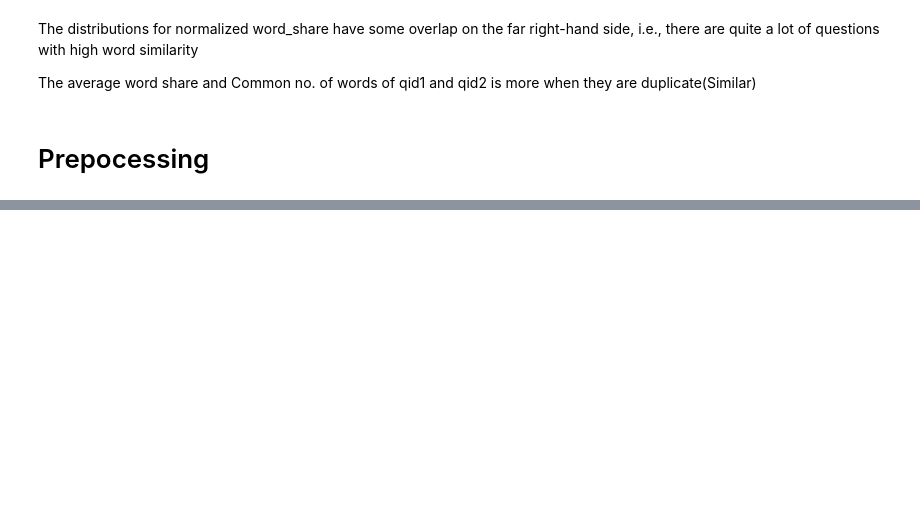
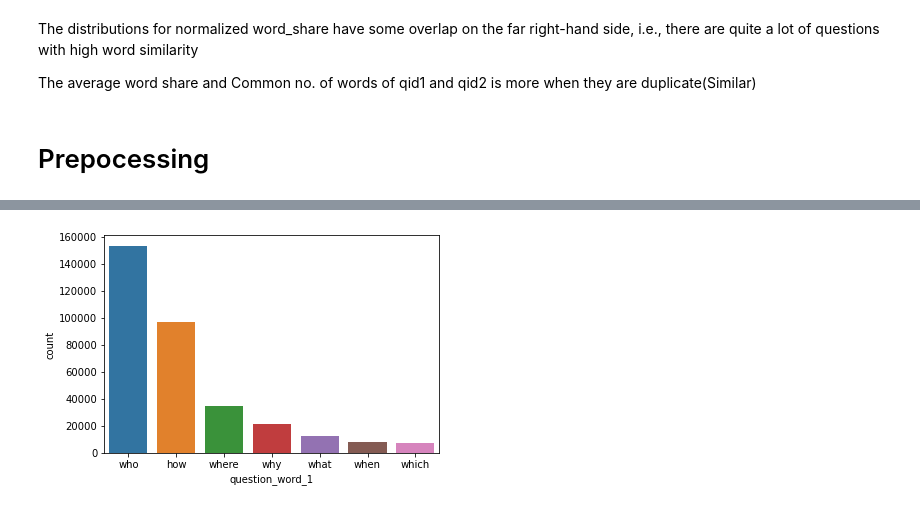
Before and after one commit to malazbw/Kaggle-Notebooks, a Jupyter notebook: Quora Question Pairs/EDA.ipynb, the cells around one changed output, grey strips where cells are left out. Drawn from its saved outputs; the diff is of its cells as text; code cells hidden in the pictures; blank space fills up the shorter version.

```diff
--- a/Quora Question Pairs/EDA.ipynb
+++ b/Quora Question Pairs/EDA.ipynb
@@ -327,3 +329,11 @@ train_df = extract_features(train_df)
+# %%
+for word in ['who', 'how', 'where', 'why', 'what', 'when', 'which']:
+    train_df['have'+word+"_1"] = False
+    train_df['have'+word+"_2"] = False
+    train_df.loc[train_df.question1_clean.str.contains(r"\b"+word+"\\b", regex=True), ['have'+word+"_1"]] = True
+    train_df.loc[train_df.question2_clean.str.contains(r"\b"+word+"\\b", regex=True), ['have'+word+"_2"]] = True
+    train_df.loc[train_df.question1_clean.str.contains(r"\b"+word+"\\b", regex=True), ["question_word"+"_1"]] = word
+    train_df.loc[train_df.question2_clean.str.contains(r"\b"+word+"\\b", regex=True), ["question_word"+"_2"]] = word
 # %%
 train_df.head()
 # %% [output]
@@ -335,0 +347,6 @@ train_df.head()
+# %%
+#Question word in Q1
+g = sns.countplot(train_df["question_word_1"])
+_=g.set_xticklabels(['who', 'how', 'where', 'why', 'what', 'when', 'which'])
+# %% [output]
+[figure, added]
```
Also changed, not shown: parts of 17 cells of this notebook.
